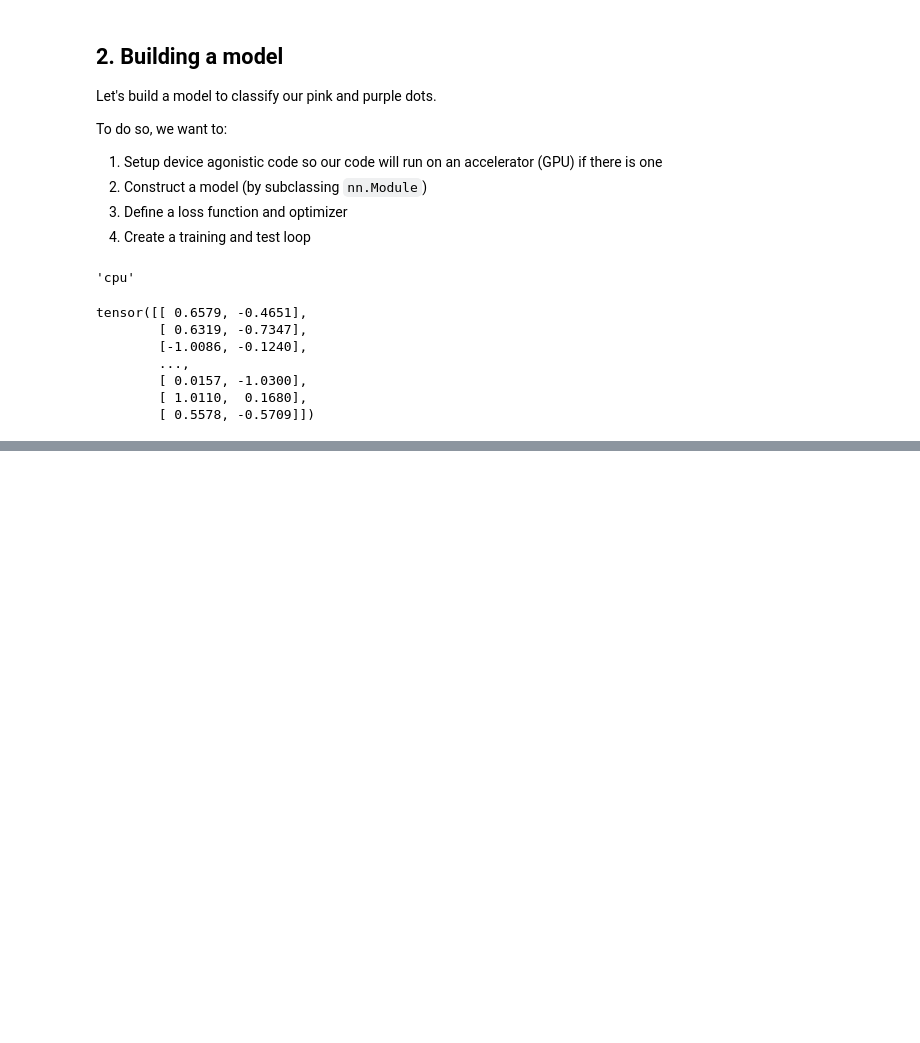
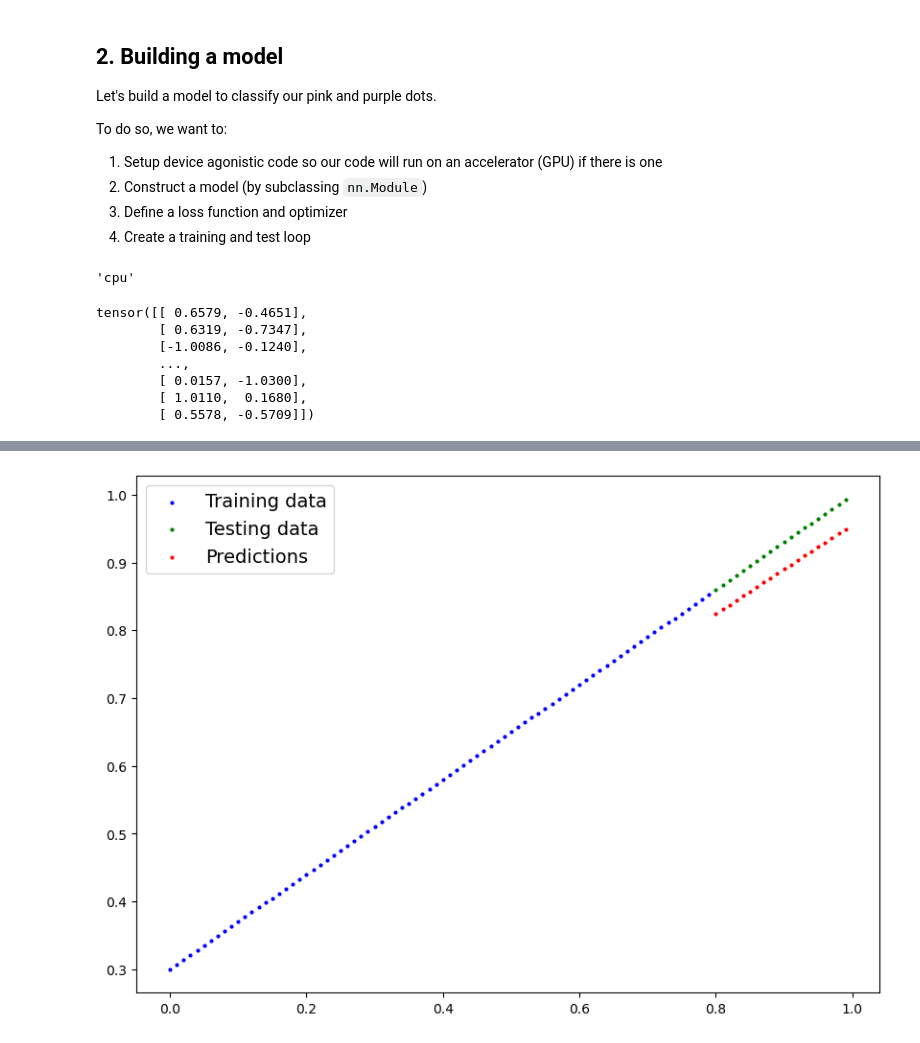
Before and after one commit to VeraSchild/Learning-PyTorch, a Jupyter notebook: 02_pytorch_nn_classification.ipynb, the cells around one changed output, grey strips where cells are left out. Cells and saved outputs as stored; diff of their text form; code cells hidden in the pictures; blank space fills up the shorter version.

```diff
--- a/02_pytorch_nn_classification.ipynb
+++ b/02_pytorch_nn_classification.ipynb
@@ -161,0 +335,4 @@ Now we've setup device agnostic code, let's create a model that:
+# %%
+# Using Sigmoid activation function on our model logits to turn them into predictions probablilities
+y_pred_probs = torch.sigmoid(y_logits)
+y_pred_probs
@@ -161,0 +673,28 @@ Now we've setup device agnostic code, let's create a model that:
+# %%
+# Train the model
+torch.manual_seed(42)
+torch.cuda.manual_seed(42)
+
+epochs = 1000
+
+# Put the data on the target device
+X_train_regression, y_train_regression = X_train_regression.to(device), y_train_regression.to(device)
+X_test_regression, y_test_regression = X_test_regression.to(device), y_test_regression.to(device)
+
+for epoch in range(epochs):
+    # Training
+    y_pred = model_2(X_train_regression)
+    loss = loss_fn(y_pred, y_train_regression)
+    optimizer.zero_grad()
+    loss.backward()
+    optimizer.step()
+
+    # Testing
+    model_2.eval()
+    with torch.inference_mode():
+        test_pred = model_2(X_test_regression)
+        test_loss = loss_fn(test_pred, y_test_regression)
+
+    # Print out what's happenin'
+    if epoch % 100 == 0:
+        print(f"Epoch: {epoch} | Loss: {loss:.5f} | Test loss: {test_loss:.5f}")
@@ -161,0 +712,15 @@ Now we've setup device agnostic code, let's create a model that:
+# %%
+model_2.eval()
+
+# Make predictions (inference)
+with torch.inference_mode():
+    y_preds = model_2(X_test_regression)
+
+# Plot data and predictions
+plot_predictions(train_data=X_train_regression.cpu(),
+                 train_labels=y_train_regression.cpu(),
+                 test_data=X_test_regression.cpu(),
+                 test_labels=y_test_regression.cpu(),
+                 predictions=y_preds.cpu());
+# %% [output]
+[figure, added]
```
Also changed, not shown: parts of 46 cells of this notebook, 1 other file.
